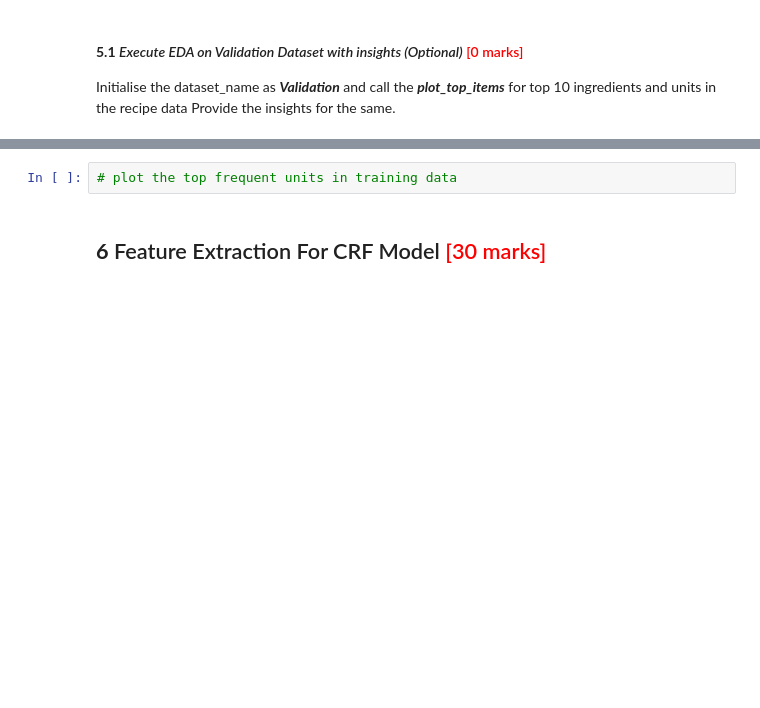
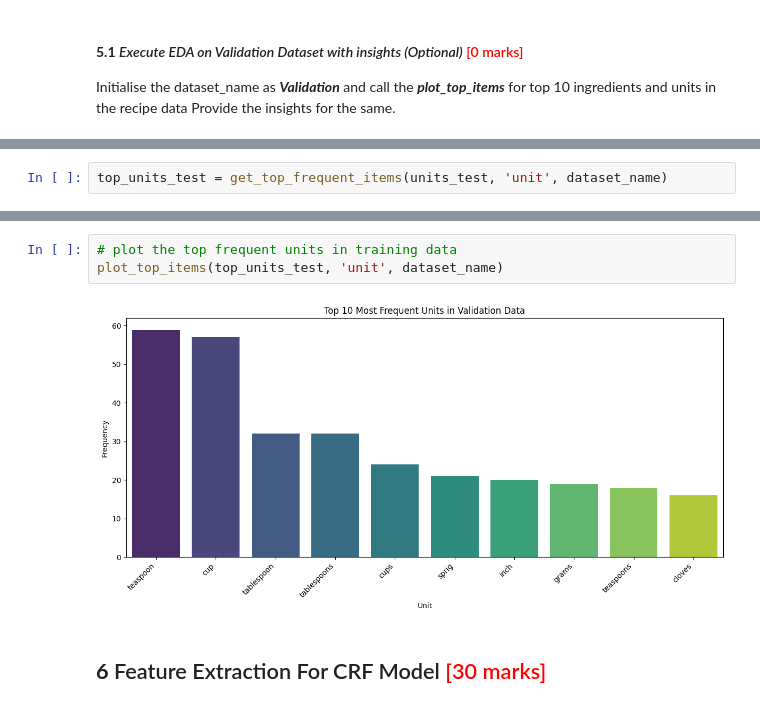
Before and after one commit to avanindra3/crf_custom_recipe_model, a Jupyter notebook: Identifying_Key_Entities_Recipe_Data_Avanindra-Singh.ipynb, the cells around one changed output, grey strips where cells are left out. Cells and saved outputs as stored; diff of their text form; blank space fills up the shorter version.

```diff
--- a/Identifying_Key_Entities_Recipe_Data_Avanindra-Singh.ipynb
+++ b/Identifying_Key_Entities_Recipe_Data_Avanindra-Singh.ipynb
@@ -481,0 +513,2 @@ Provide the insights for the same.
+# %%
+top_units_test = get_top_frequent_items(units_test, 'unit', dataset_name)
@@ -484,5 +532,8 @@ Provide the insights for the same.
 # %%
 # plot the top frequent units in training data
+plot_top_items(top_units_test, 'unit', dataset_name)
+# %% [output]
+[figure, added]
 # %% [markdown]
 ## **6** Feature Extraction For CRF Model <font color = red>[30 marks]</font> <br>
 # %% [markdown]
```
Also changed, not shown: parts of 11 cells of this notebook.
